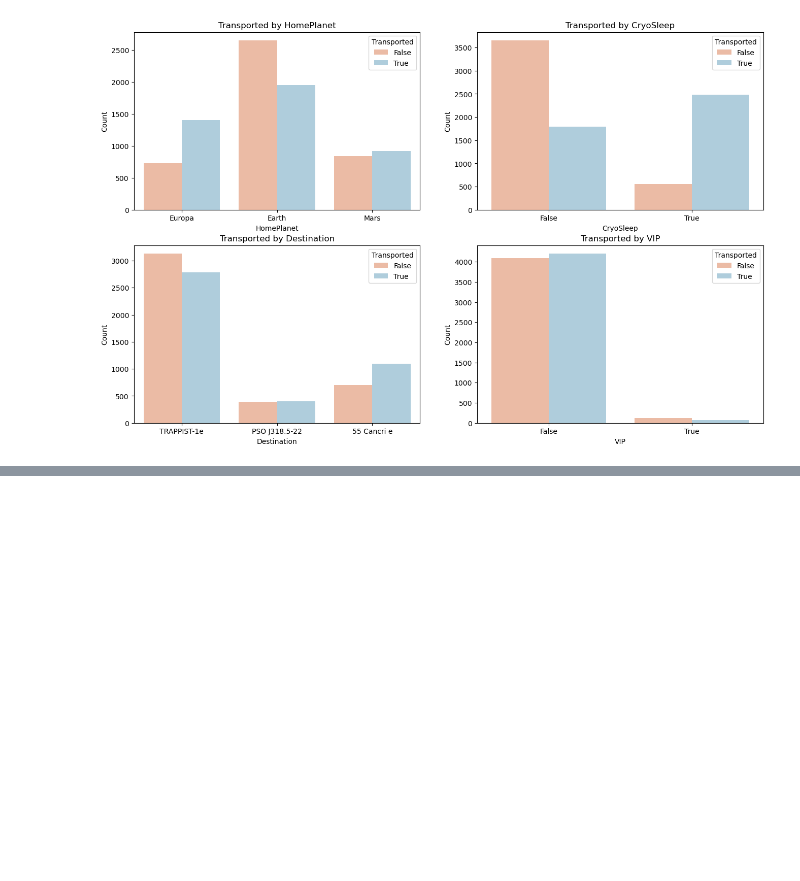
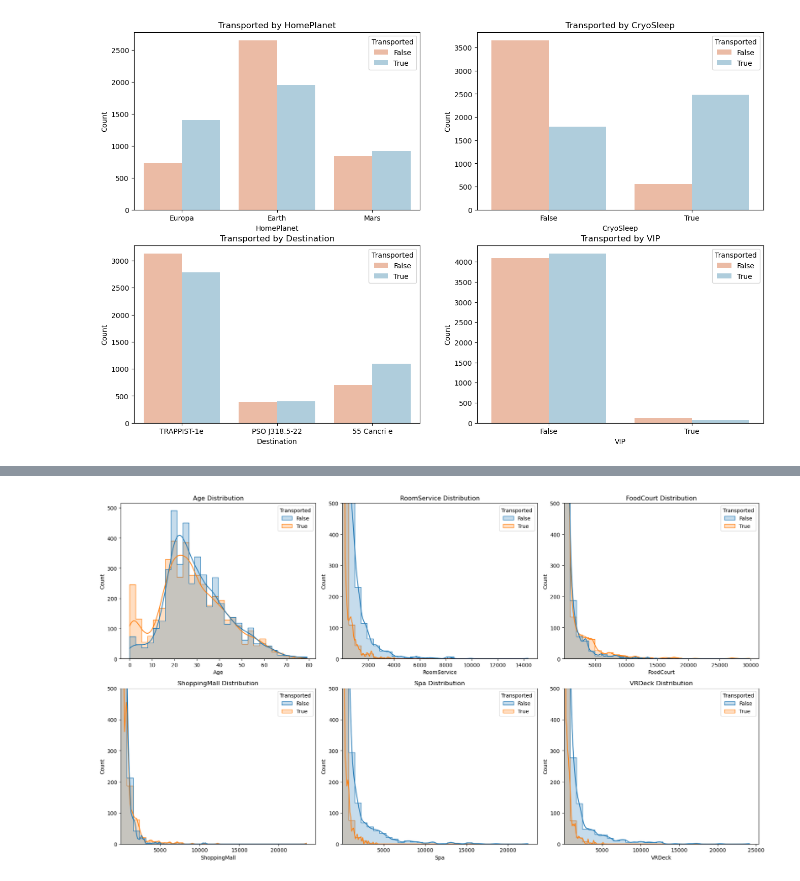
Before and after one commit to bkmund/spaceship-titanic, a Jupyter notebook: spaceship-eda.ipynb, the cells around one changed output, grey strips where cells are left out. Saved outputs shown, nothing was run; the diff lists cells and outputs as text; code cells hidden in the pictures; blank space fills up the shorter version.

```diff
--- a/spaceship-eda.ipynb
+++ b/spaceship-eda.ipynb
@@ -143,0 +161,19 @@ plt.show()
+# %%
+numeric_cols = ['Age', 'RoomService', 'FoodCourt', 'ShoppingMall', 'Spa', "VRDeck"]
+
+fig, axes = plt.subplots(2,3, figsize = (18,10))
+
+for i, col in enumerate(numeric_cols):
+    ax = axes[i // 3, i % 3]
+    sns.histplot(data=train, x=col, hue='Transported', kde=True, element='step', bins=30, ax=ax)
+
+    ax.set_title(f'{col} Distribution')
+
+    if col != 'Age':
+        ax.set_ylim(0, 500)
+        ax.set_xlim(0.5000)
+
+plt.tight_layout()
+plt.show()
+# %% [output]
+[figure, added]
```
Also changed, not shown: parts of 6 cells of this notebook.
